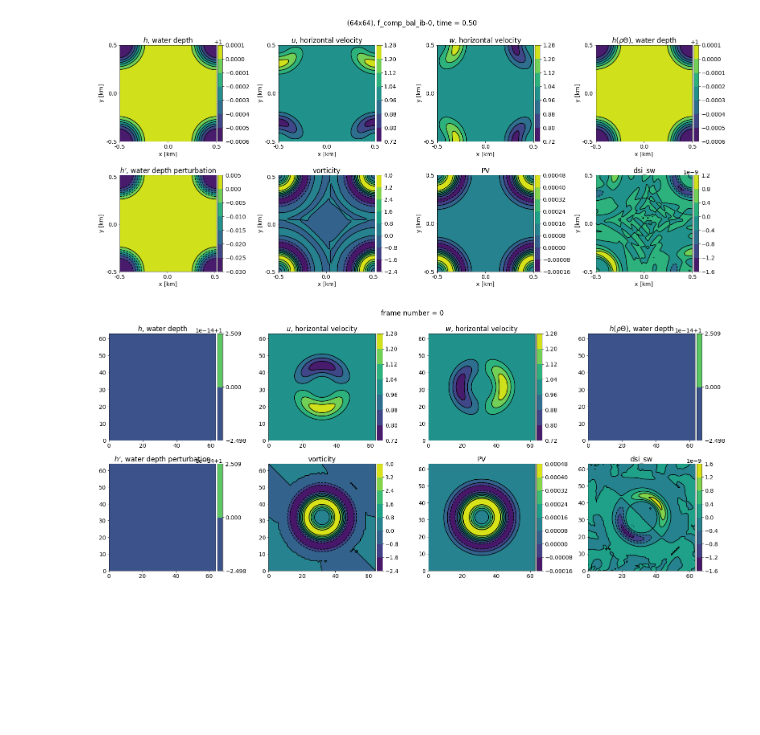
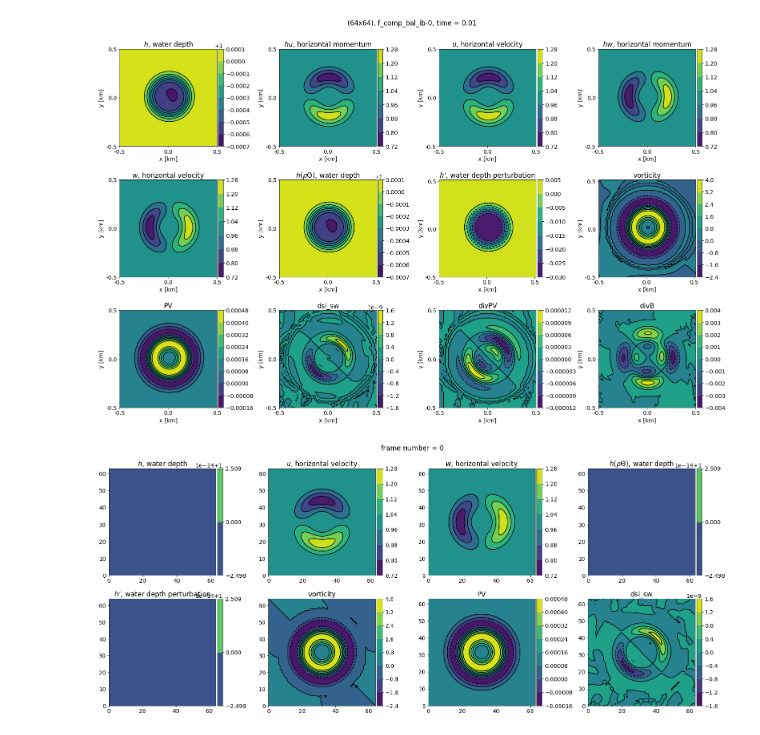
Before and after one commit to ray-chew/pyBELLA, a Jupyter notebook: visualiser_debugger/swe_vortex_dsi.ipynb, the cells around one changed output. Drawn from its saved outputs; the diff is of its cells as text; code cells hidden in the pictures; blank space fills up the shorter version.

```diff
--- a/visualiser_debugger/swe_vortex_dsi.ipynb
+++ b/visualiser_debugger/swe_vortex_dsi.ipynb
@@ -29,21 +29,7 @@ def load(Nx,Ny,et):
 tc, tags = load(Nx,Ny,et)
 # %%
 N = 1
-# sfx = 'comp_1.0'
-# sfx0 = 'comp_1.0_corr'
-sfx0 = 'debug_vortparam'
-sfx0 = 'debug_vortparam_sta_corr_2pi'
-sfx0 = 'debug_vortparam_tra_corr_2pi'
-# sfx0 = 'debug_vortparam_tra_corr_0'
-sfx0 = 'debug_H0'
-sfx0 = 'comp_10.0_tra_corr_2pi_truth'
-# sfx0 = 'psinc_1.0_tra_truth'
-sfx0 = 'debug_dsi_da'
 sfx0 = 'f_comp_bal_ib-0'
-# sfx0 = 'f_debug'
-# sfx0 = 'debug_coriolis_travelling'
-# sfx0 = 'corr_1.0'
-# sfx = sfx0 + '_10.0_tra'
 
 sfx = sfx0
 
@@ -54,13 +40,9 @@ path = tc.get_path(fn)
 
 attributes = ['rho','rhou','rhow','rhoY','p2_nodes','vorty']
 t_lbl = 'TIME'
-# t_lbl = 'WINDOW_STEP'
 slc = 0
 
-times = np.arange(0,1.0+0.01,0.01)#[::20]
-# times = np.arange(0,177)
-# times = np.arange(0,0.01,0.01)
-# times = np.array([0.0])
+times = np.arange(0,1.0+0.01,0.01)
 tag = tags[9]
 plot_lbls = pt.lake_labels()
 plot_lbls = pt.swe_labels()
@@ -72,16 +54,18 @@ elem = pickle.load(file)
 node = pickle.load(file)
 file.close()
 
+dx = np.diff(elem.x)[0] * ud.h_ref
+dy = np.diff(elem.z)[0] * ud.h_ref
+
 class oo(object): pass
 data = oo()
 
-g = 9.81 # consider putting this into ud
+g = 9.81
 # g = ud.g0
 
 debug = True
 if debug == True: arr_lst = []
-time_series = np.zeros((times.shape[0],len(attributes)+2,2), dtype='object')
-# time_series = np.zeros((times.shape[0],2), dtype='object')
+time_series = np.zeros((times.shape[0],len(attributes)+6,2), dtype='object')
 
 for tt,time in enumerate(times):
     tag = 'ic' if tt == 0 else tags[9]
@@ -93,12 +77,10 @@ for tt,time in enumerate(times):
 
         setattr(data,attribute,arr)
 
-#         print(attribute,plt_cnt)
-
+        arr = [arr, plot_lbls[attribute]]
+        time_series[tt,plt_cnt] = arr
+        plt_cnt += 1
         if attribute == 'rhou' or attribute == 'rhow':
-#             arr = [arr, attribute]
-#             time_series[tt,plt_cnt] = arr
-
             arr0 /= data.rho
             attribute = attribute[-1]
 #             arr0 = [arr0, r'$%s^{(0)}$' %attribute]
@@ -106,49 +88,51 @@ for tt,time in enumerate(times):
             time_series[tt,plt_cnt] = arr0
 #             print(attribute,plt_cnt)
             plt_cnt += 1
-        else:
-            arr = [arr, plot_lbls[attribute]]
-            time_series[tt,plt_cnt] = arr
-            plt_cnt += 1
-
 
     # Calculate DSI_SW
-    dsi_sw, PV = dsi.get_DSI_SW(data, g, ud, elem)
+    dsi_sw, PV, B = dsi.get_DSI_SW(data, g, ud, elem)
+    divPV = dsi.grad(PV,dx,'x') + dsi.grad(PV,dy,'y')
+    divB = dsi.grad(B,dx,'x') + dsi.grad(B,dy,'y')
     PV = [PV, 'PV']
     dsi_sw = [dsi_sw,'dsi_sw']
 
+    divPV = [divPV, 'divPV']
+    divB = [divB, 'divB']
+
     time_series[tt,plt_cnt] = PV
     time_series[tt,plt_cnt+1] = dsi_sw
+    time_series[tt,plt_cnt+2] = divPV
+    time_series[tt,plt_cnt+3] = divB
 
 if debug == True:
-    idx = 50
+    idx = 1
     fs = (22,5.5)
-    fs = (22,10)
+    fs = (22,15)
 #     fs = (22,22)
     # fs = (6,6)
     ncolslen = int((len(attributes))/2) if len(attributes) > 1 else 1
     ncolslen = 4
     pl = pt.plotter(time_series[idx],ncols=ncolslen,figsize=fs,sharey=False)
 
     x_axs = [-0.5,0.0,0.5]
     y_axs = [-0.5,0.0,0.5]
     x_loc = np.linspace(0,Nx-1,3)
     y_loc = np.linspace(0,Nz-1,3)
-    lvls = [None] * 8
+    lvls = [None] * 12
 
 #     lvls[0] = np.arange(0.98,1.01,0.01)
 #     lvls[3] = lvls[0]
 
     x_label = r'x [km]'
     y_label = r'y [km]'
     st = 'SWE shear flow (%ix%i), $\Delta t = 12s$. Potential vortcity in the (x-z) plane.' %(Nx,Nz)
     st = '(%ix%i), %s, time = %.2f' %(Nx,Nz, sfx, times[idx])
 
     pl.set_axes(x_locs=x_loc, y_locs=y_loc, x_axs=x_axs, y_axs=y_axs, x_label=x_label, y_label=y_label)
     _ = pl.plot(aspect='equal',method='contour',suptitle=st, lvls=lvls)
-    pl.save_fig('swetv_%.2f' %(times[idx]))
+    pl.save_fig('./output/swetv_%.2f' %(times[idx]))
 # %% [output]
-[figure, old version]
+[figure, new version]
 # %%
 import plotting_tools as pt
 pt = reload(pt)
```
Also changed, not shown: 1 other file.
